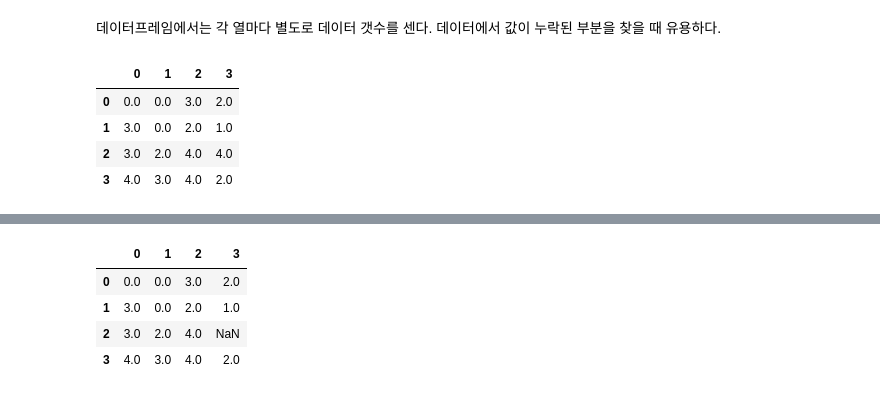
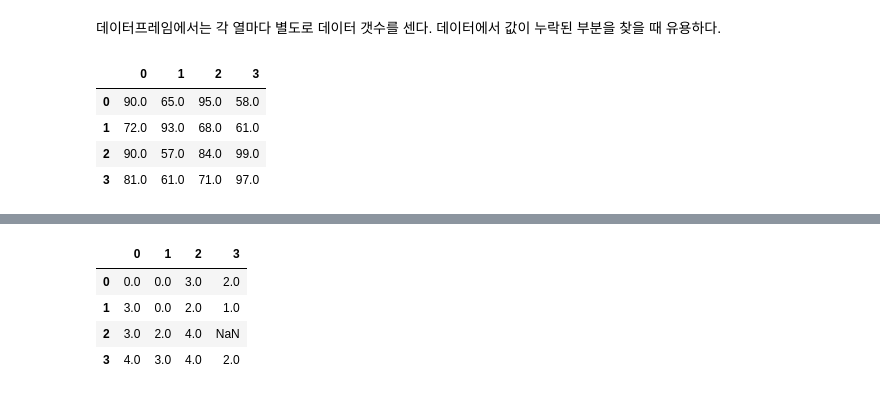
Before and after one commit to 1L-SANG/wassup3, a Jupyter notebook: 03_data processing/02_04_Pandas 데이터프레임 데이터 조작.ipynb, the cells around one changed output, grey strips where cells are left out. Drawn from its saved outputs; the diff is of its cells as text; code cells hidden in the pictures.

```diff
--- a/03_data processing/02_04_Pandas 데이터프레임 데이터 조작.ipynb
+++ b/03_data processing/02_04_Pandas 데이터프레임 데이터 조작.ipynb
@@ -51,11 +60,11 @@ s.count()
 데이터프레임에서는 각 열마다 별도로 데이터 갯수를 센다. 데이터에서 값이 누락된 부분을 찾을 때 유용하다.
 # %%
 np.random.seed(2)
-df = pd.DataFrame(np.random.randint(5, size=(4, 4)), dtype=float)
+df = pd.DataFrame(np.random.randint(50,100, size=(4, 4)), dtype=float)
 df
 # %% [output]
 |  | 0 | 1 | 2 | 3 |
-| 0 | 0.0 | 0.0 | 3.0 | 2.0 |
-| 1 | 3.0 | 0.0 | 2.0 | 1.0 |
-| 2 | 3.0 | 2.0 | 4.0 | 4.0 |
-| 3 | 4.0 | 3.0 | 4.0 | 2.0 |
+| 0 | 90.0 | 65.0 | 95.0 | 58.0 |
+| 1 | 72.0 | 93.0 | 68.0 | 61.0 |
+| 2 | 90.0 | 57.0 | 84.0 | 99.0 |
+| 3 | 81.0 | 61.0 | 71.0 | 97.0 |
```
Also changed, not shown: parts of 6 cells of this notebook, 5 other files.
